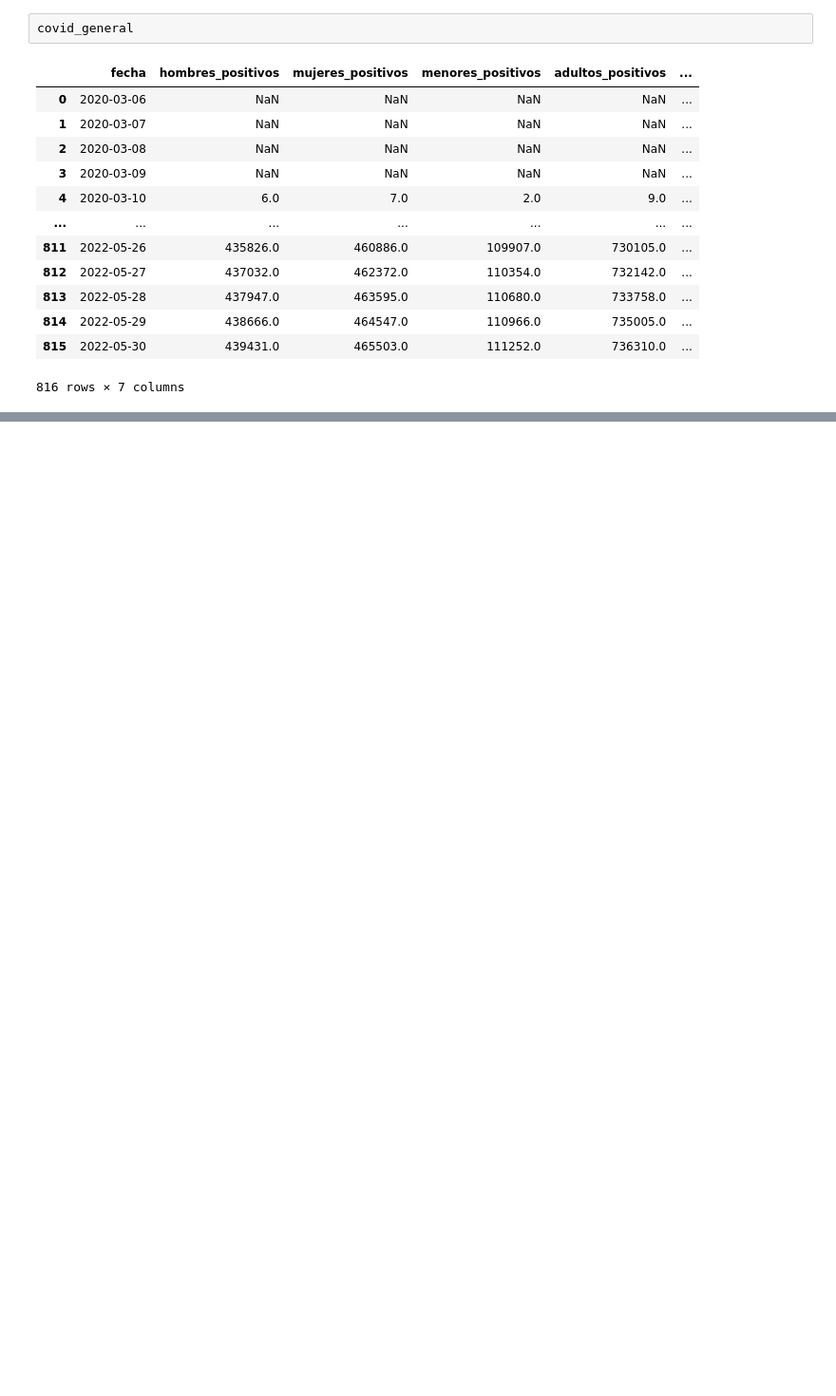
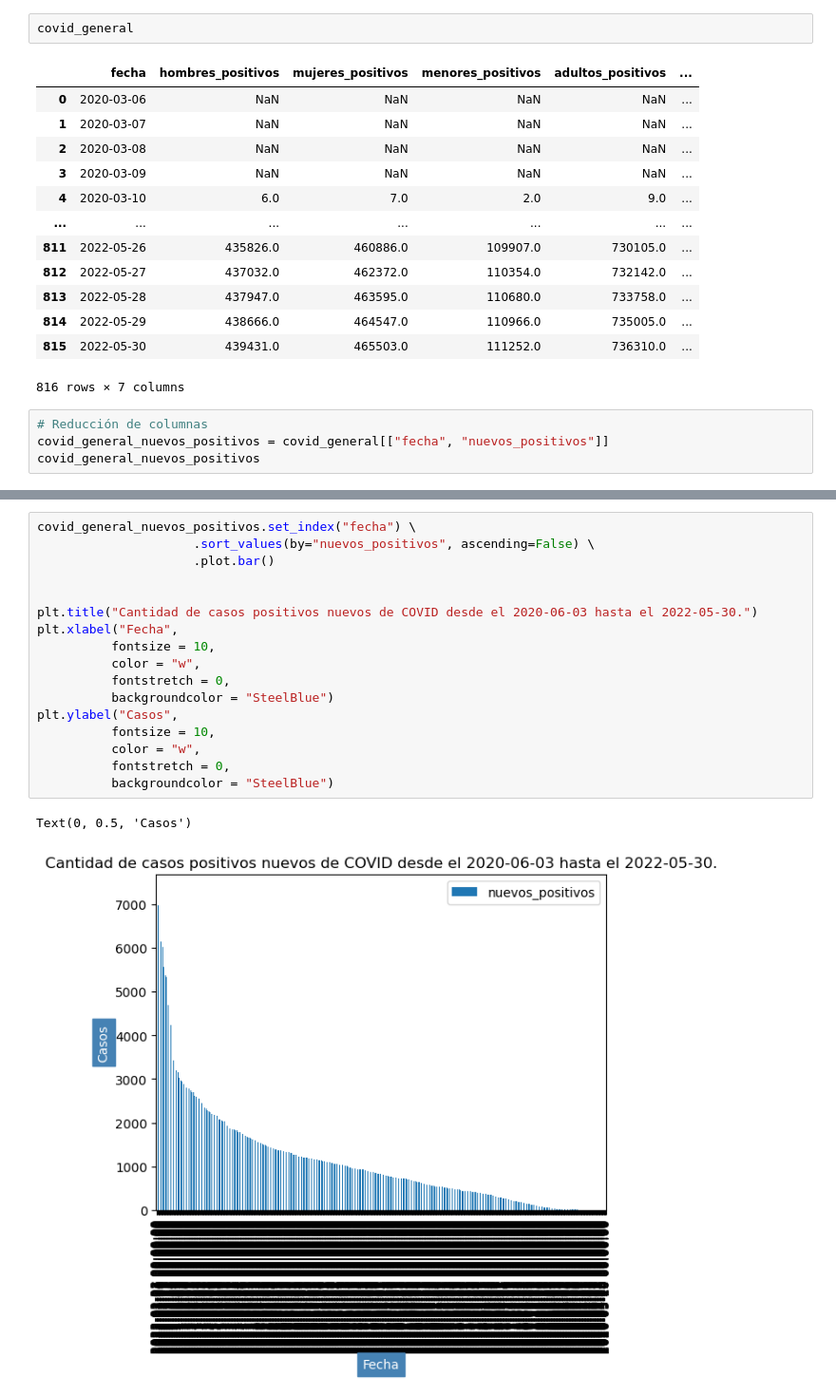
Before and after one commit to alesalazaru/tarea_2, a Jupyter notebook: tp_tarea.ipynb, the cells around one changed output, grey strips where cells are left out. Shown at 95% size. Saved outputs shown, nothing was run; the diff lists cells and outputs as text; blank space fills up the shorter version.

```diff
--- a/tp_tarea.ipynb
+++ b/tp_tarea.ipynb
@@ -67,3 +73,7 @@ covid_general
 | 814 | 2022-05-29 | 438666.0 | 464547.0 | 110966.0 | 735005.0 | ... |
 | 815 | 2022-05-30 | 439431.0 | 465503.0 | 111252.0 | 736310.0 | ... |
 816 rows × 7 columns
+# %%
+# Reducción de columnas
+covid_general_nuevos_positivos = covid_general[["fecha", "nuevos_positivos"]]
+covid_general_nuevos_positivos
@@ -69,0 +97,20 @@ covid_general
+# %%
+covid_general_nuevos_positivos.set_index("fecha") \
+                     .sort_values(by="nuevos_positivos", ascending=False) \
+                     .plot.bar()
+
+
+plt.title("Cantidad de casos positivos nuevos de COVID desde el 2020-06-03 hasta el 2022-05-30.")
+plt.xlabel("Fecha",
+          fontsize = 10,
+          color = "w",
+          fontstretch = 0,
+          backgroundcolor = "SteelBlue")
+plt.ylabel("Casos",
+          fontsize = 10,
+          color = "w",
+          fontstretch = 0,
+          backgroundcolor = "SteelBlue")
+# %% [output]
+Text(0, 0.5, 'Casos')
+[figure, added]
```
Also changed, not shown: parts of 4 cells of this notebook.
